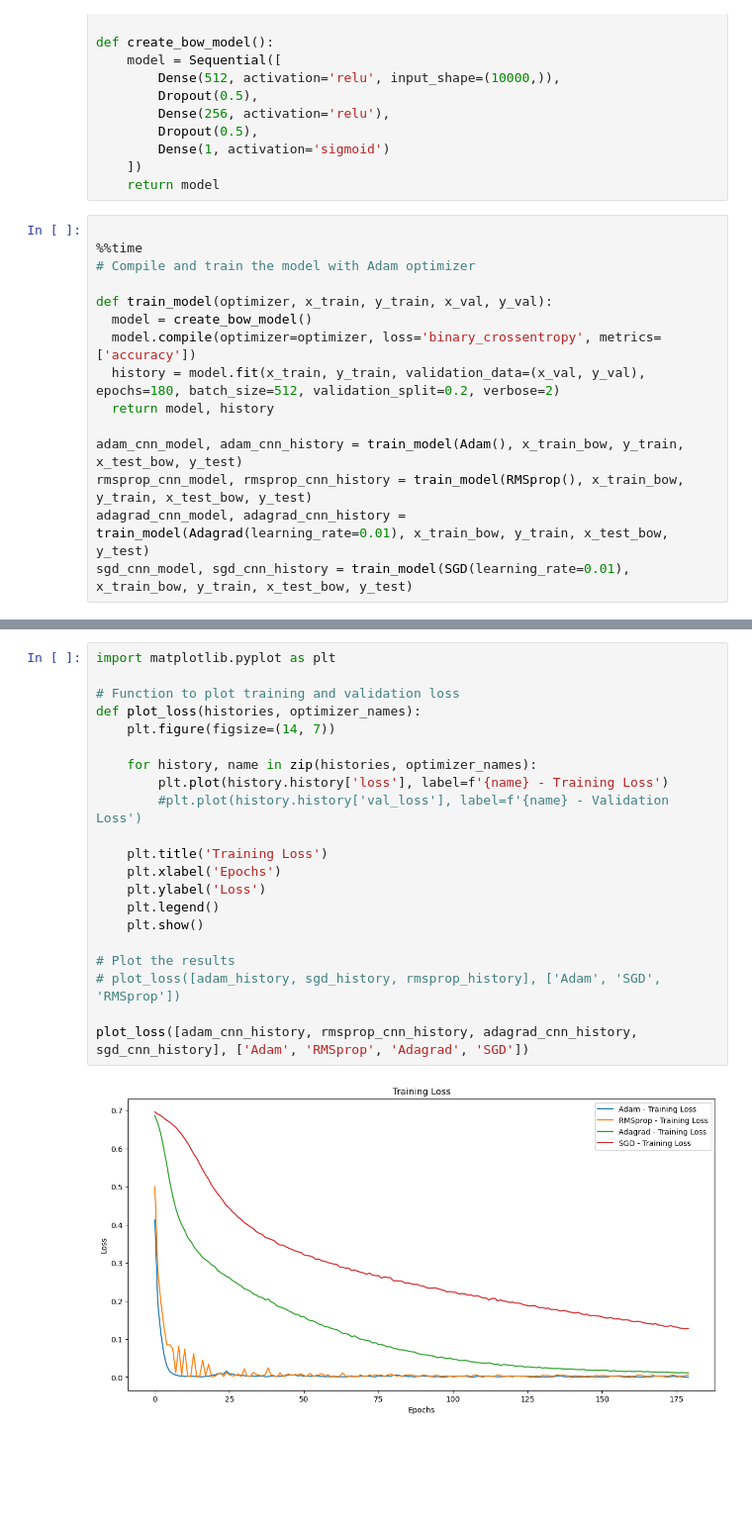
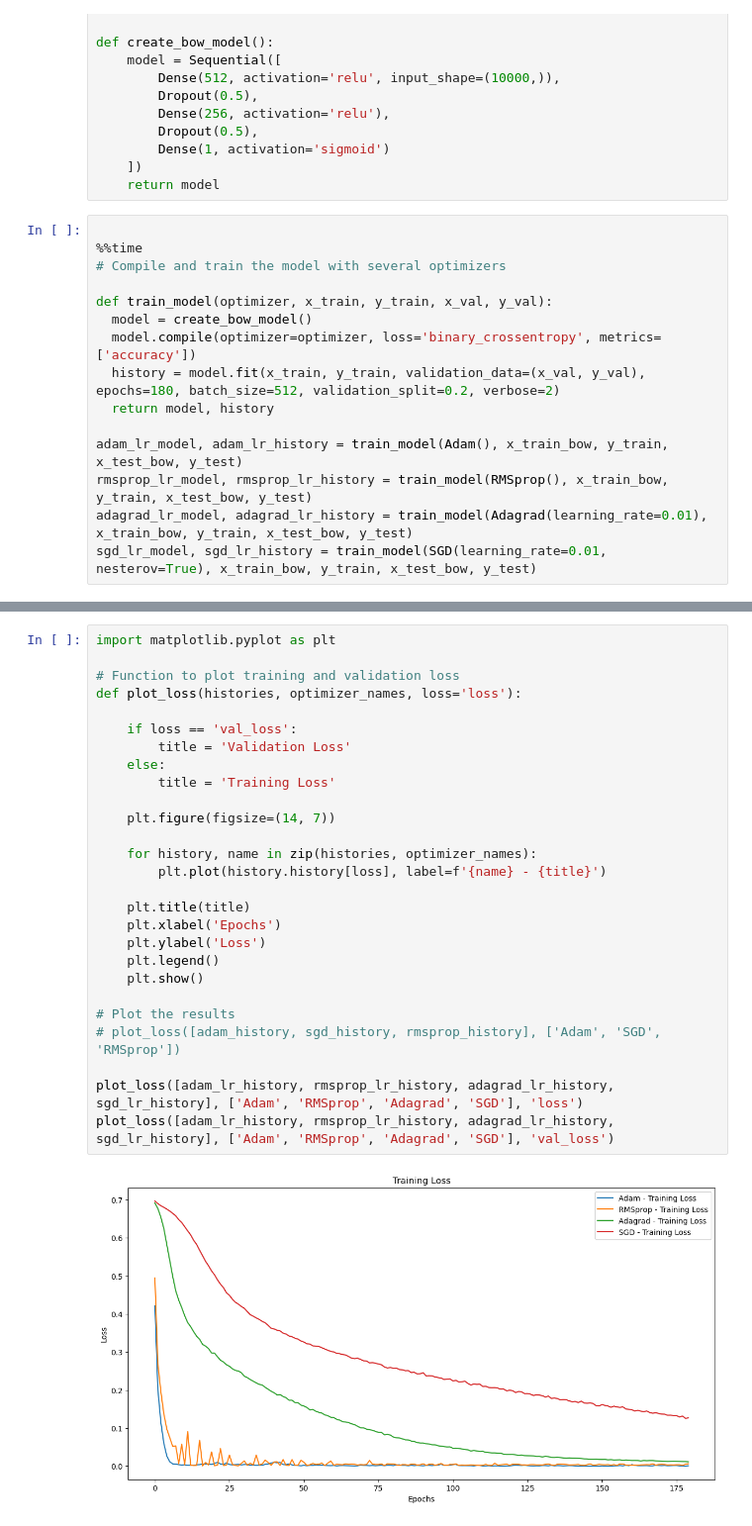
Before and after one commit to chakryaros/IDC6146, a Jupyter notebook: adam-imdb.ipynb, the cells around one changed output, grey strips where cells are left out. Shown at 99% size. Cells and saved outputs as stored; diff of their text form; blank space fills up the shorter version.

Commit message:
Added validation loss chart

```diff
--- a/adam-imdb.ipynb
+++ b/adam-imdb.ipynb
@@ -72,7 +68,7 @@ def create_bow_model():
 # %%
 
 %%time
-# Compile and train the model with Adam optimizer
+# Compile and train the model with several optimizers
 
 def train_model(optimizer, x_train, y_train, x_val, y_val):
   model = create_bow_model()
@@ -80,9 +76,9 @@ def train_model(optimizer, x_train, y_train, x_val, y_val):
   history = model.fit(x_train, y_train, validation_data=(x_val, y_val), epochs=180, batch_size=512, validation_split=0.2, verbose=2)
   return model, history
 
-adam_cnn_model, adam_cnn_history = train_model(Adam(), x_train_bow, y_train, x_test_bow, y_test)
-rmsprop_cnn_model, rmsprop_cnn_history = train_model(RMSprop(), x_train_bow, y_train, x_test_bow, y_test)
-adagrad_cnn_model, adagrad_cnn_history = train_model(Adagrad(learning_rate=0.01), x_train_bow, y_train, x_test_bow, y_test)
-sgd_cnn_model, sgd_cnn_history = train_model(SGD(learning_rate=0.01), x_train_bow, y_train, x_test_bow, y_test)
+adam_lr_model, adam_lr_history = train_model(Adam(), x_train_bow, y_train, x_test_bow, y_test)
+rmsprop_lr_model, rmsprop_lr_history = train_model(RMSprop(), x_train_bow, y_train, x_test_bow, y_test)
+adagrad_lr_model, adagrad_lr_history = train_model(Adagrad(learning_rate=0.01), x_train_bow, y_train, x_test_bow, y_test)
+sgd_lr_model, sgd_lr_history = train_model(SGD(learning_rate=0.01, nesterov=True), x_train_bow, y_train, x_test_bow, y_test)
 # %% [output]
 Epoch 1/180
@@ -112,23 +123,29 @@ Test accuracy: 0.8699
 # %%
 import matplotlib.pyplot as plt
 
 # Function to plot training and validation loss
-def plot_loss(histories, optimizer_names):
+def plot_loss(histories, optimizer_names, loss='loss'):
+
+    if loss == 'val_loss':
+        title = 'Validation Loss'
+    else:
+        title = 'Training Loss'
+
     plt.figure(figsize=(14, 7))
 
     for history, name in zip(histories, optimizer_names):
-        plt.plot(history.history['loss'], label=f'{name} - Training Loss')
-        #plt.plot(history.history['val_loss'], label=f'{name} - Validation Loss')
+        plt.plot(history.history[loss], label=f'{name} - {title}')
 
-    plt.title('Training Loss')
+    plt.title(title)
     plt.xlabel('Epochs')
     plt.ylabel('Loss')
     plt.legend()
     plt.show()
 
 # Plot the results
 # plot_loss([adam_history, sgd_history, rmsprop_history], ['Adam', 'SGD', 'RMSprop'])
 
-plot_loss([adam_cnn_history, rmsprop_cnn_history, adagrad_cnn_history, sgd_cnn_history], ['Adam', 'RMSprop', 'Adagrad', 'SGD'])
+plot_loss([adam_lr_history, rmsprop_lr_history, adagrad_lr_history, sgd_lr_history], ['Adam', 'RMSprop', 'Adagrad', 'SGD'], 'loss')
+plot_loss([adam_lr_history, rmsprop_lr_history, adagrad_lr_history, sgd_lr_history], ['Adam', 'RMSprop', 'Adagrad', 'SGD'], 'val_loss')
 # %% [output]
-[figure, old version]
+[figure, new version]
```
Also changed, not shown: parts of 5 cells of this notebook, 1 other file.
